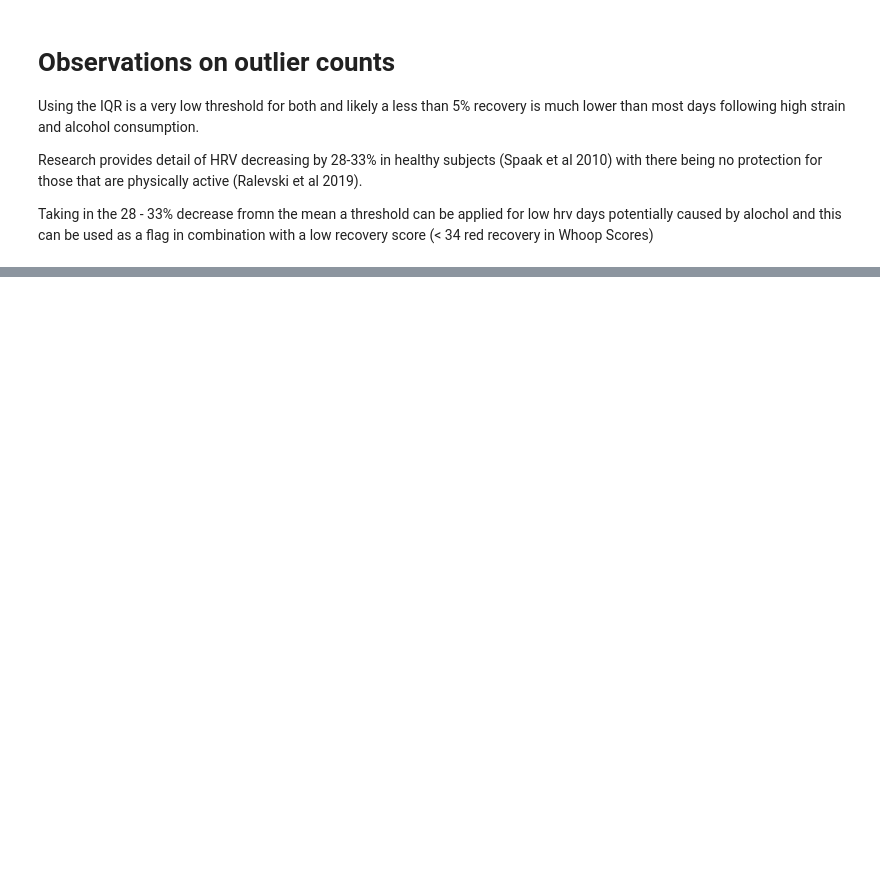
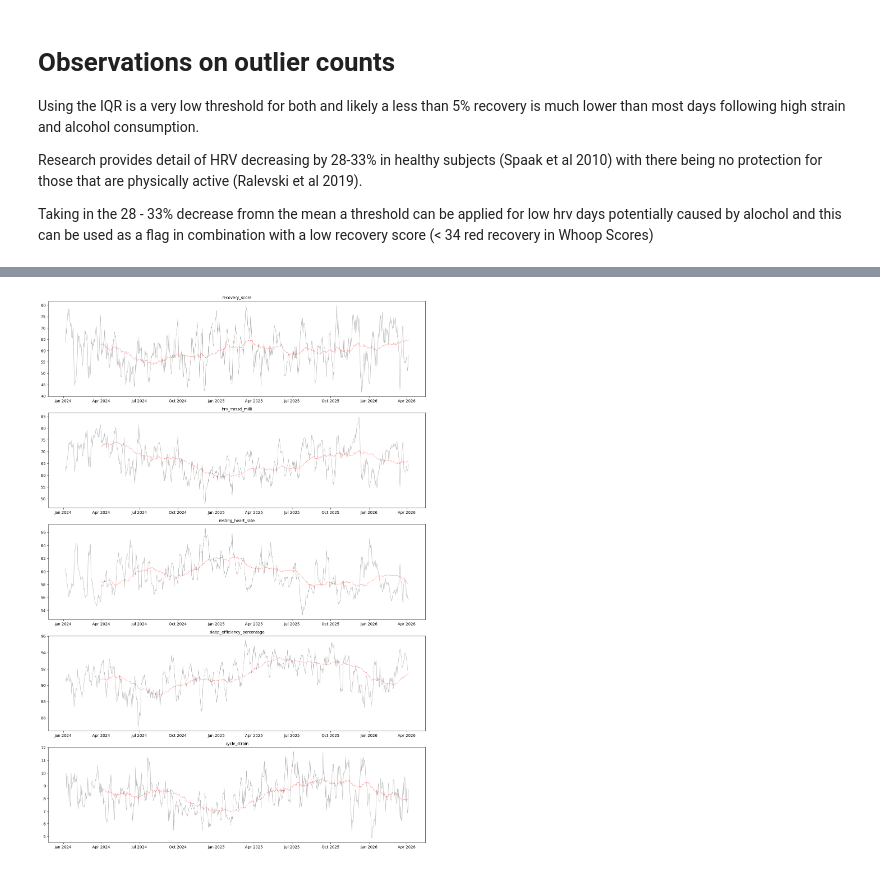
Before and after one commit to JordanPickles/whoop-recovery-predictor, a Jupyter notebook: notebooks/01_eda.ipynb, the cells around one changed output, grey strips where cells are left out. Cells and saved outputs as stored; diff of their text form; code cells hidden in the pictures; blank space fills up the shorter version.

```diff
--- a/notebooks/01_eda.ipynb
+++ b/notebooks/01_eda.ipynb
@@ -332,0 +364,24 @@ df_wrangled[df_wrangled['alcohol_consumed_flag'] == 1].head()
+# %%
+time_series_cols = [
+    'recovery_score',
+    'hrv_rmssd_milli',
+    'resting_heart_rate',
+    'sleep_efficiency_percentage',
+    'cycle_strain',
+]
+
+n_cols = 1
+n_rows = len(time_series_cols)
+fig,axes = plt.subplots(n_rows, n_cols, figsize=(14, 4 * n_rows))
+
+for i, col in enumerate(time_series_cols):
+    axes[i].plot(df_wrangled['date'], df_wrangled[col].rolling(7).mean(), color='grey', linestyle='-', linewidth=0.8, alpha=0.6, label='7 Day Rolling')
+    axes[i].plot(df_wrangled['date'], df_wrangled[col].rolling(90).mean(), color='red', linestyle='--', linewidth=0.8, alpha=0.6, label='90 Day Rolling')
+    axes[i].set_title(col, fontsize = 10)
+    axes[i].xaxis.set_major_formatter(mdates.DateFormatter('%b %Y'))
+
+
+plt.tight_layout()
+plt.show()
+# %% [output]
+[figure, added]
```
Also changed, not shown: parts of 9 cells of this notebook.
